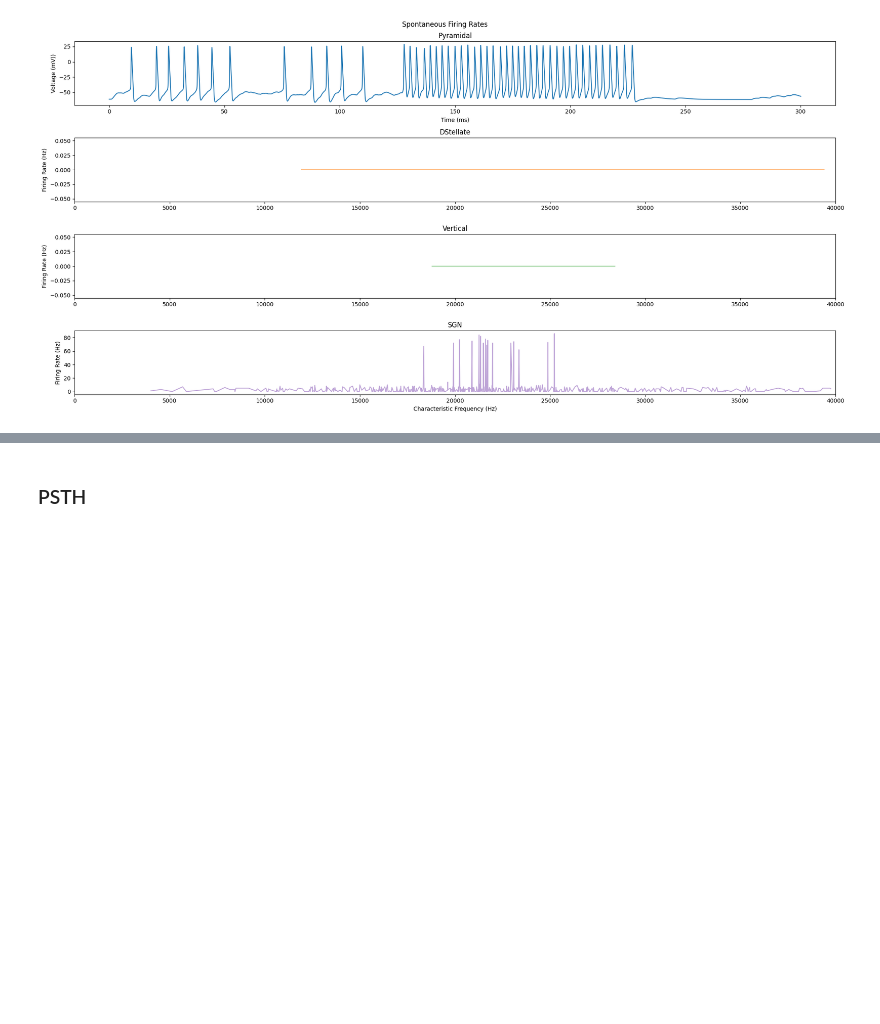
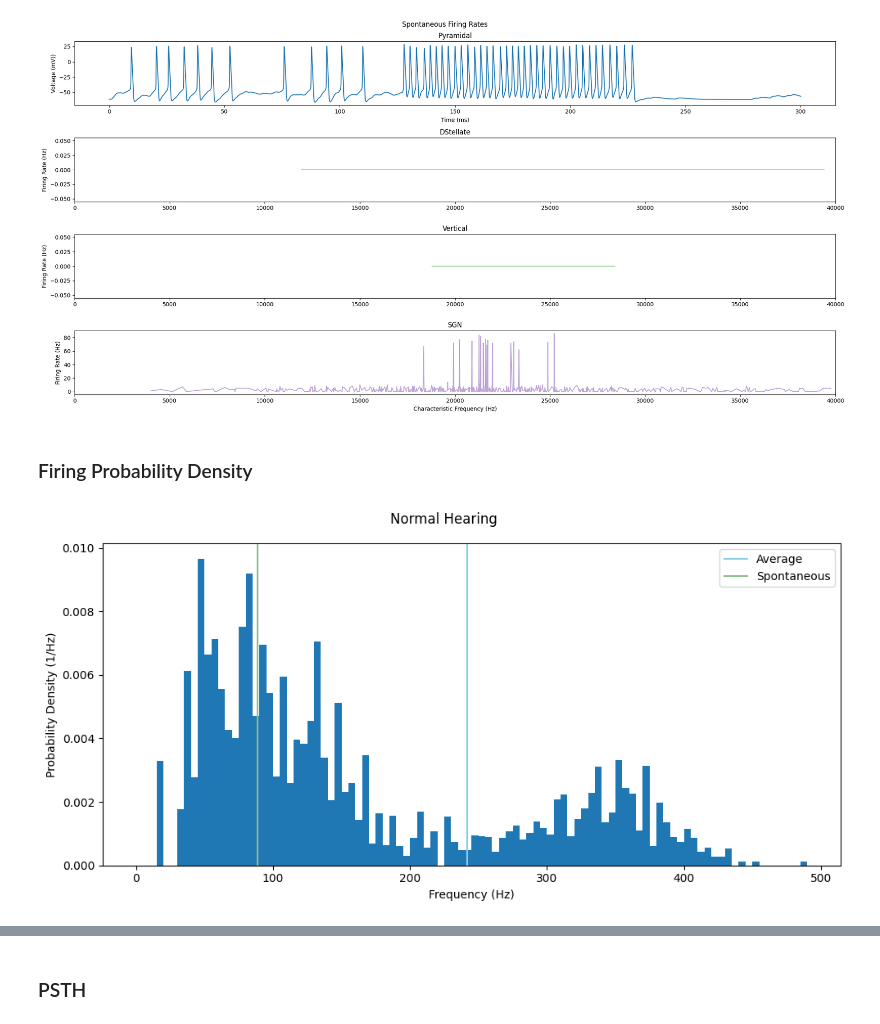
Before and after one commit to kedoxey/DCN_model, a Jupyter notebook: notebooks/SPC_network.ipynb, the cells around one changed output, grey strips where cells are left out. Cells and saved outputs as stored; diff of their text form; code cells hidden in the pictures; blank space fills up the shorter version.

```diff
--- a/notebooks/SPC_network.ipynb
+++ b/notebooks/SPC_network.ipynb
@@ -751,7 +776,7 @@ fig.savefig('RL_curve-III-hc_impairment.png', dpi=300)
 cf_dir = '/data/scrook/dcnmodel_scratch/output/rate_level-22kHZ_single_cell-simple_syns-22000Hz_14ls-10nreps-III_13000loss-hc-hf'
 # above_cf_dir = '/data/scrook/dcnmodel_scratch/output/rate_level-22kHZ_single_cell-simple_syns-28000Hz_14ls-10nreps-III-hf'
 # %%
-homeostasis_factors = [1, 2, 3]
+homeostasis_factors = [1, 1.01, 1.05, 1.1, 1.2, 1.3, 1.4, 2, 3]
 
 sgc_weight = 0.00044
 tv_weight = 0.0006
@@ -814,5 +839,5 @@ axs[1,0].set_ylabel('Evoked Firing Rate (spikes/s)')
 
 fig.suptitle(f'{cf[i]} - {subdir_freq//1000} kHz')
 fig.tight_layout()
-fig.savefig('RL_curve-III-hc_impairment-homeo_factor.png', dpi=300)
+# fig.savefig('RL_curve-III-hc_impairment-homeo_factor.png', dpi=300)
 # %% [output]
@@ -822,7 +844,0 @@ fig.savefig('RL_curve-III-hc_impairment-homeo_factor.png', dpi=300)
-# %%
-results_od_cf = pickle.load(open('/data/scrook/dcnmodel_scratch/output/rate_level-22kHZ_single_cell-simple_syns-22000Hz_14ls-10nreps-III-hf/SPx0.00044_VPx0.0006_DPx0.002228/1fs_14dbs_22000cf-results_od.pkl', 'rb'))
-_, rates_cf = get_evoked_firing_rates('pyramidal', results_od_cf, stimpar['response'])
-spont_rate_cf = get_spontaneous_firing_rates('pyramidal', results_od_cf, stimpar['baseline'])
-data_norm_cf = pickle.load(open('/data/scrook/dcnmodel_scratch/output/rate_level-22kHZ_single_cell-simple_syns-22000Hz_14ls-10nreps-III-hf/SPx0.00044_VPx0.0006_DPx0.002228/DATA-1fs_14dbs_22000cf-rate_level_curve.pkl', 'rb'))
-freq_cf = data_norm_cf['freqs'][0]
-levels_cf = data_norm_cf['levels']
@@ -970,3 +973,36 @@ fig.suptitle('Spontaneous Firing Rates')
 fig.tight_layout()
 # %% [output]
 [figure]
+# %% [markdown]
+### Firing Probability Density
+# %%
+combo_dir = '/data/scrook/dcnmodel_scratch/output/rate_level-22kHZ_single_cell-simple_syns-22000Hz_14ls-10nreps-III-hf/SPx0.00044_VPx0.0006_DPx0.002228'
+results_df = pickle.load(open(os.path.join(combo_dir,'1fs_14dbs_22000cf-results_od.pkl'), 'rb'))
+data_norm = pickle.load(open(os.path.join(combo_dir,'DATA-1fs_14dbs_22000cf-rate_level_curve.pkl'),'rb'))
+levels = data_norm['levels']
+
+pyr_spont_rate = get_spontaneous_firing_rate('pyramidal', results_df, stimpar['baseline'])
+
+all_spikes = []
+
+for level in levels:
+
+    pyr_spkt = results_df[f'f0: {freq}  dBspl: {int(level)}'][1][0][('pyramidal', 2340)][1]
+    all_spikes.append(pyr_spkt)
+
+avg_freq, density, bin_centers, bin_edges = time_weight_probability_density(all_spikes)
+
+fig, axs = plt.subplots(1,1,figsize=(10,5))
+
+axs.axvline(avg_freq, color='skyblue', label='Average')
+axs.axvline(pyr_spont_rate, color='darkseagreen', label='Spontaneous')
+axs.bar(bin_centers, density, width=np.diff(bin_edges), align='center')
+axs.set_xlabel('Frequency (Hz)')
+axs.set_ylabel('Probability Density (1/Hz)')
+
+axs.legend(loc='upper right')
+fig.suptitle('Normal Hearing')
+fig.tight_layout()
+fig.savefig('PD_normal.png', dpi=300)
+# %% [output]
+[figure, added]
```
Also changed, not shown: parts of 13 cells of this notebook, 3 other files.
